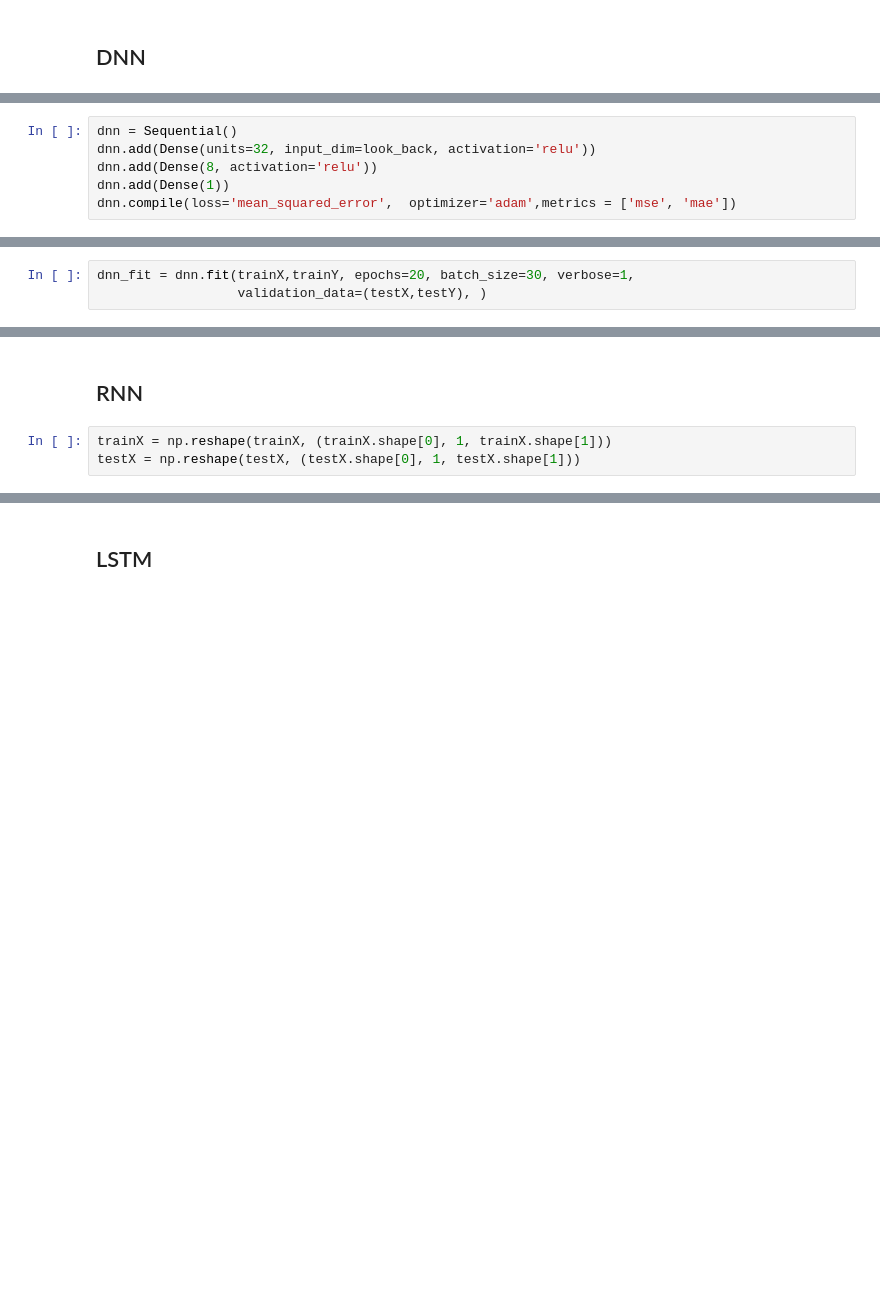
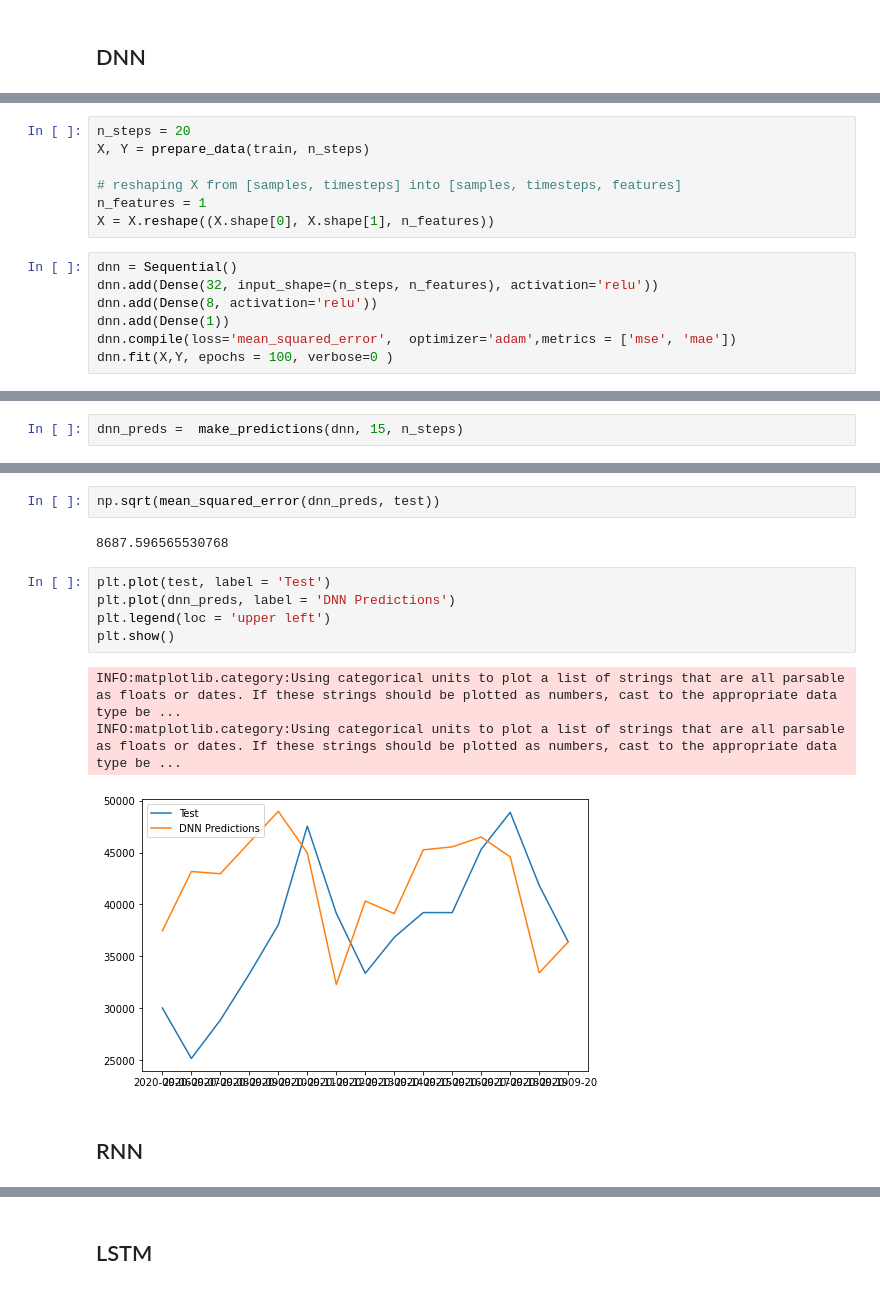
Before and after one commit to jagan-singh/covid-forecasting, a Jupyter notebook: us_cases.ipynb, the cells around one changed output, grey strips where cells are left out. Cells and saved outputs as stored; diff of their text form; blank space fills up the shorter version.

```diff
--- a/us_cases.ipynb
+++ b/us_cases.ipynb
@@ -627,6 +614,14 @@ Name: case_day, dtype: int32
+# %%
+n_steps = 20
+X, Y = prepare_data(train, n_steps)
+
+# reshaping X from [samples, timesteps] into [samples, timesteps, features]
+n_features = 1
+X = X.reshape((X.shape[0], X.shape[1], n_features))
 # %%
 dnn = Sequential()
-dnn.add(Dense(units=32, input_dim=look_back, activation='relu'))
+dnn.add(Dense(32, input_shape=(n_steps, n_features), activation='relu'))
 dnn.add(Dense(8, activation='relu'))
 dnn.add(Dense(1))
 dnn.compile(loss='mean_squared_error',  optimizer='adam',metrics = ['mse', 'mae'])
+dnn.fit(X,Y, epochs = 100, verbose=0 )
@@ -633,3 +629,0 @@ dnn.compile(loss='mean_squared_error',  optimizer='adam',metrics = ['mse', 'mae'
-# %%
-dnn_fit = dnn.fit(trainX,trainY, epochs=20, batch_size=30, verbose=1,
-                  validation_data=(testX,testY), )
@@ -671,0 +630,2 @@ dnn_rmse
+# %%
+dnn_preds =  make_predictions(dnn, 15, n_steps)
@@ -672,5 +650,15 @@ dnn_rmse
+# %%
+np.sqrt(mean_squared_error(dnn_preds, test))
+# %% [output]
+8687.596565530768
+# %%
+plt.plot(test, label = 'Test')
+plt.plot(dnn_preds, label = 'DNN Predictions')
+plt.legend(loc = 'upper left')
+plt.show()
+# %% [output]
+INFO:matplotlib.category:Using categorical units to plot a list of strings that are all parsable as floats or dates. If these strings should be plotted as numbers, cast to the appropriate data type be ...
+INFO:matplotlib.category:Using categorical units to plot a list of strings that are all parsable as floats or dates. If these strings should be plotted as numbers, cast to the appropriate data type be ...
+[figure, added]
 # %% [markdown]
 ## RNN
-# %%
-trainX = np.reshape(trainX, (trainX.shape[0], 1, trainX.shape[1]))
-testX = np.reshape(testX, (testX.shape[0], 1, testX.shape[1]))
```
Also changed, not shown: parts of 35 cells of this notebook, 1 other file.
